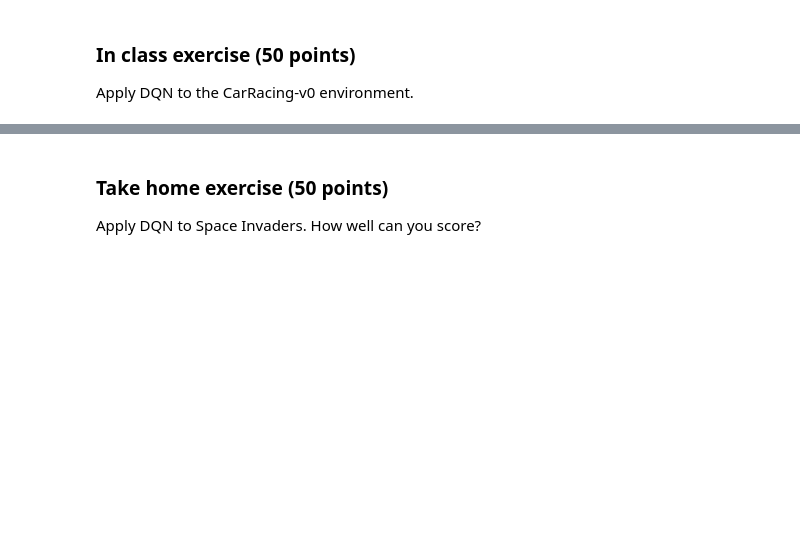
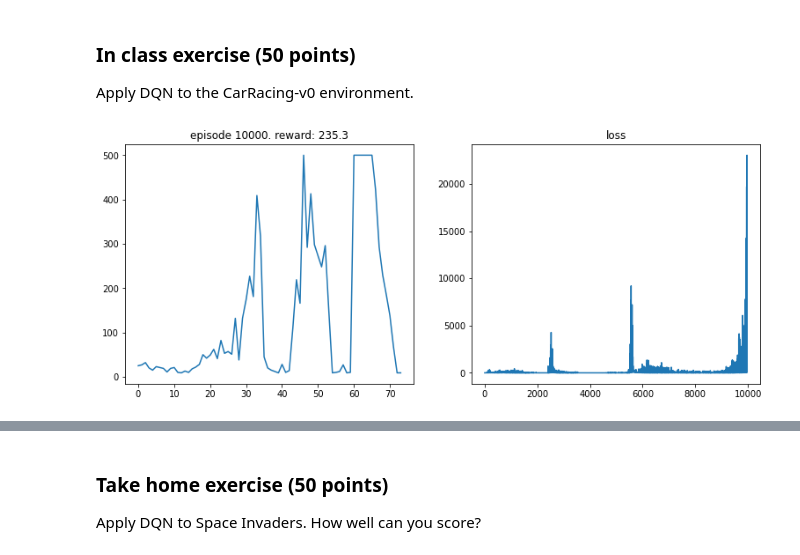
Before and after one commit to Thetang-145/AT82.03_ML, a Jupyter notebook: Lab13-RL/13-Reinforcement-Learning.ipynb, the cells around one changed output, grey strips where cells are left out. Drawn from its saved outputs; the diff is of its cells as text; code cells hidden in the pictures; blank space fills up the shorter version.

```diff
--- a/Lab13-RL/13-Reinforcement-Learning.ipynb
+++ b/Lab13-RL/13-Reinforcement-Learning.ipynb
@@ -592,7 +592,7 @@ import torch
 import gym
 from collections import defaultdict
 
-env = gym.make('Blackjack-v0')
+env = gym.make('Blackjack-v1')
 
 def gen_random_policy(n_action):
     probs = torch.ones(n_action) / n_action
@@ -986,7 +1008,7 @@ class DQN(nn.Module):
 
 Next we set up a gym environment for the cartpole simulation, create a DQN model with Adam optimization, and create a replay buffer of length 1000.
 # %%
-env_id = "CartPole-v0"
+env_id = "CartPole-v1"
 env = gym.make(env_id)
 
 model = DQN(env.observation_space.shape[0], env.action_space.n).to(device)
@@ -1343,3 +1163,42 @@ env.close()
 ### In class exercise (50 points)
 
 Apply DQN to the CarRacing-v0 environment.
+# %%
+class DQN(nn.Module):
+
+    def __init__(self, n_state, n_action):
+        super(DQN, self).__init__()
+        self.layers = nn.Sequential(
+            nn.Linear(n_state, 128),
+            nn.ReLU(),
+            nn.Linear(128, 128),
+            nn.ReLU(),
+            nn.Linear(128, n_action)
+        )
+
+    def forward(self, x):
+        return self.layers(x)
+
+    def act(self, state, epsilon):
+        # Get an epsilon greedy action for given state
+        if random.random() > epsilon: # Use argmax_a Q(s,a)
+            state = autograd.Variable(torch.FloatTensor(state).unsqueeze(0), volatile=True).to(device)
+            q_value = self.forward(state)
+            q_value = q_value.cpu()
+            action = q_value.max(1)[1].item()
+        else: # get random action
+            action = random.randrange(env.action_space.n)
+        return action
+# %%
+env_id = "CartPole-v1"
+env = gym.make(env_id)
+
+model = DQN(env.observation_space.shape[0], env.action_space.n).to(device)
+
+optimizer = optim.Adam(model.parameters())
+
+replay_buffer = ReplayBuffer(1000)
+# %%
+model,all_rewards, losses = train(env, model, eps_by_episode, optimizer, replay_buffer, episodes = 10000, batch_size=32, gamma = 0.99)
+# %% [output]
+[figure, added]
```
Also changed, not shown: parts of 18 cells of this notebook, 8 other files.
